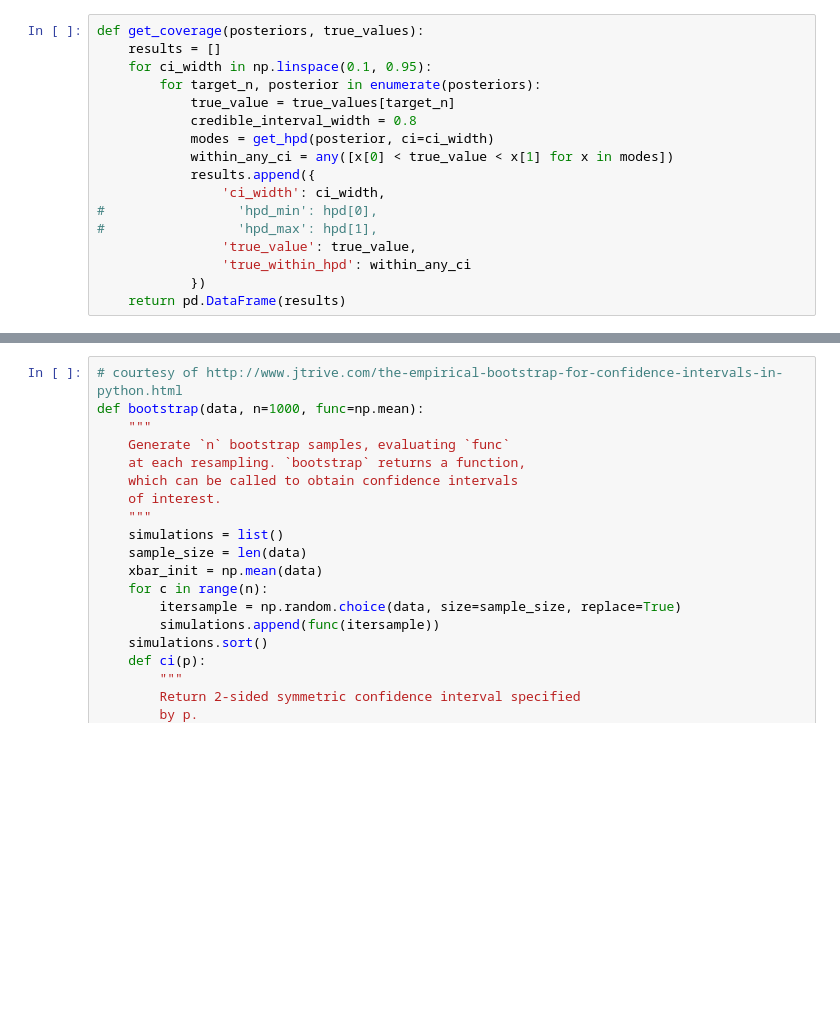
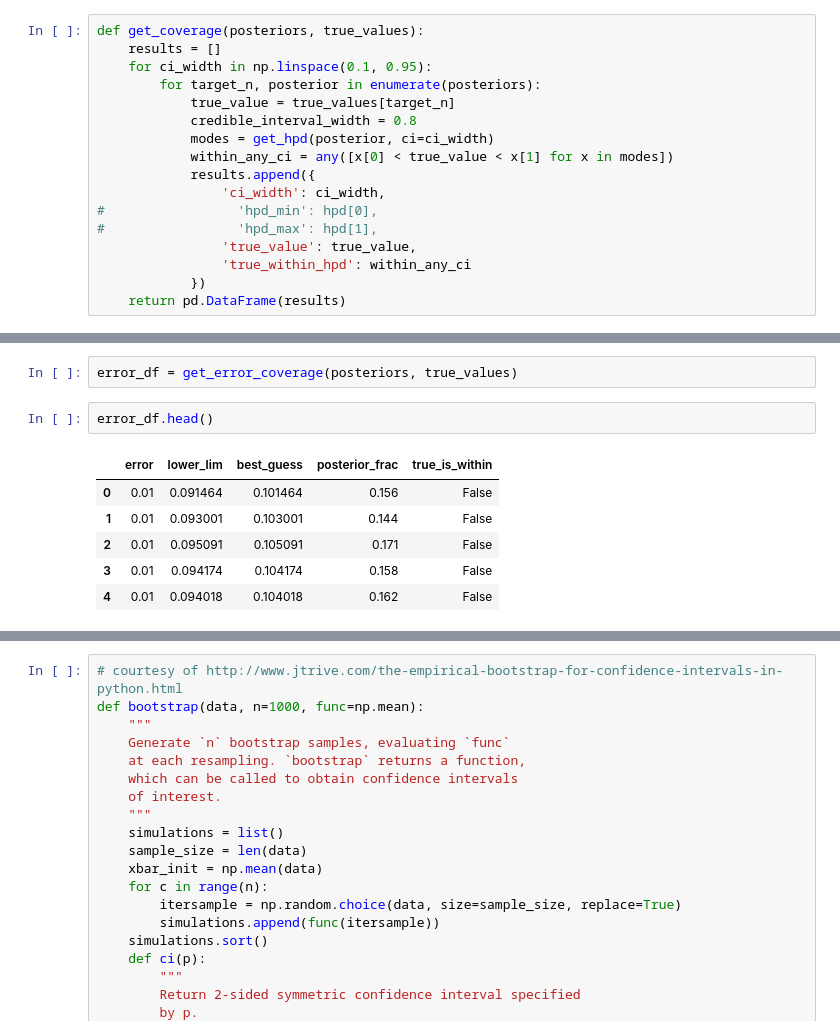
Before and after one commit to mwalmsley/agnfinder, a Jupyter notebook: notebooks/inference/posterior_comparison.ipynb, the cells around one changed output, grey strips where cells are left out. Drawn from its saved outputs; the diff is of its cells as text; blank space fills up the shorter version.

```diff
--- a/notebooks/inference/posterior_comparison.ipynb
+++ b/notebooks/inference/posterior_comparison.ipynb
@@ -108,0 +131,11 @@ fig.tight_layout()
+# %%
+error_df = get_error_coverage(posteriors, true_values)
+# %%
+error_df.head()
+# %% [output]
+|  | error | lower_lim | best_guess | posterior_frac | true_is_within |
+| 0 | 0.01 | 0.091464 | 0.101464 | 0.156 | False |
+| 1 | 0.01 | 0.093001 | 0.103001 | 0.144 | False |
+| 2 | 0.01 | 0.095091 | 0.105091 | 0.171 | False |
+| 3 | 0.01 | 0.094174 | 0.104174 | 0.158 | False |
+| 4 | 0.01 | 0.094018 | 0.104018 | 0.162 | False |
```
Also changed, not shown: parts of 38 cells of this notebook, 3 other files.
